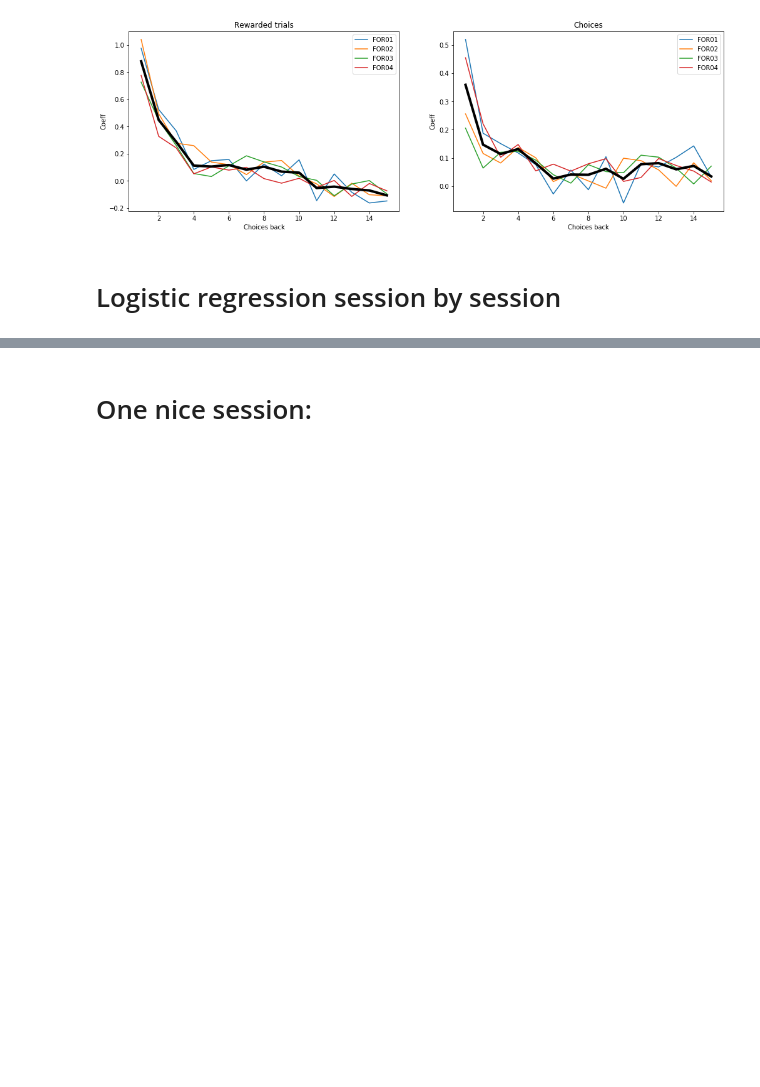
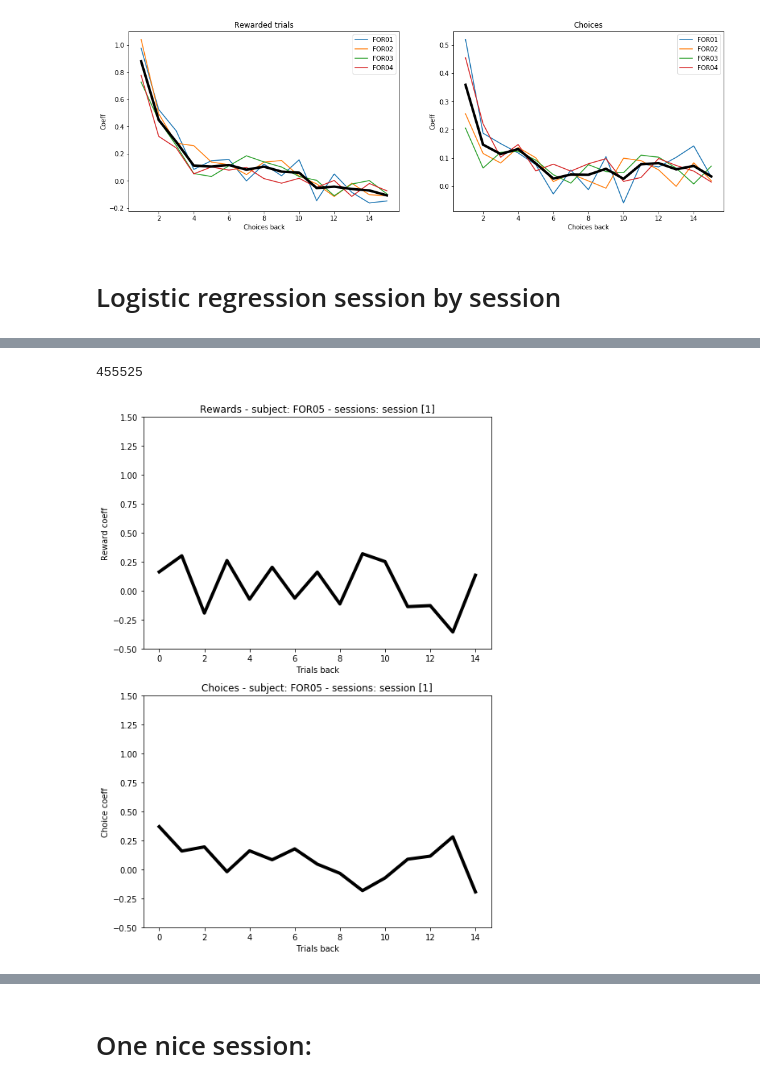
Before and after one commit to rozmar/DataPipeline, a Jupyter notebook: foraging_analysis.ipynb, the cells around one changed output, grey strips where cells are left out. Saved outputs shown, nothing was run; the diff lists cells and outputs as text; code cells hidden in the pictures; blank space fills up the shorter version.

```diff
--- a/foraging_analysis.ipynb
+++ b/foraging_analysis.ipynb
@@ -339,42 +167,3 @@ ax2.plot(range(1,len(df_coeff['coefficients_rewards_subject'].mean())+1),df_coef
 [figure]
 # %% [markdown]
 # Logistic regression session by session
-# %%
-def plotregressionaverage(wr_name = None, sessions = None):
-    if wr_name == None:
-        key = dict()
-        wr_name = 'All subjects'
-    else:
-        subject_id = (lab.WaterRestriction() & 'water_restriction_number = "'+wr_name+'"').fetch('subject_id')[0]
-        key ={'subject_id':subject_id}
-
-        print(subject_id)
-    if sessions == None:
-        df_coefficients = pd.DataFrame(behavioranal.SessionFittedChoiceCoefficients() & 'session > 5' & key)
-        session_name = 'all sessions'
-    elif len(sessions) == 1:
-        df_coefficients = pd.DataFrame(behavioranal.SessionFittedChoiceCoefficients() & 'session ='+str(sessions) & key)
-        session_name = 'session '+str(sessions)
-    else:
-        df_coefficients = pd.DataFrame(behavioranal.SessionFittedChoiceCoefficients() & 'session >='+str(np.min(sessions))& 'session <='+str(np.max(sessions)) & key)
-        session_name = 'sessions '+str(np.min(sessions))+' to '+str(np.max(sessions))
-
-    fig=plt.figure()
-    ax1=fig.add_axes([0,0,1,1])
-    ax2=fig.add_axes([0,-1.2,1,1])
-    for line in df_coefficients.iterrows():
-        ax1.plot(line[1]['coefficients_rewards'])
-        ax2.plot(line[1]['coefficients_choices'])
-    ax1.plot(df_coefficients['coefficients_rewards'].mean(),'k-',linewidth = 4)
-    ax2.plot(df_coefficients['coefficients_choices'].mean(),'k-',linewidth = 4)
-    ax1.set_xlabel('Trials back')
-    ax1.set_ylabel('Reward coeff')
-    ax1.set_title('Rewards - subject: ' + wr_name + ' - sessions: ' + session_name)
-    ax1.set_ylim([-.5, 1.5])
-    ax2.set_xlabel('Trials back')
-    ax2.set_ylabel('Choice coeff')
-    ax2.set_title('Choices - subject: ' + wr_name + ' - sessions: ' + session_name)
-    ax2.set_ylim([-.5, 1.5])
-plotregressionaverage(sessions = [8,14])
-plotregressionaverage(sessions = [15,21])
-plotregressionaverage(sessions = [22,28])
@@ -425,0 +178,5 @@ plot_reward_rate('FOR04')
+# %%
+plotregressionaverage(wr_name = 'FOR05',sessions = [1])
+# %% [output]
+455525
+[figure, added]
```
Also changed, not shown: parts of 18 cells of this notebook.
